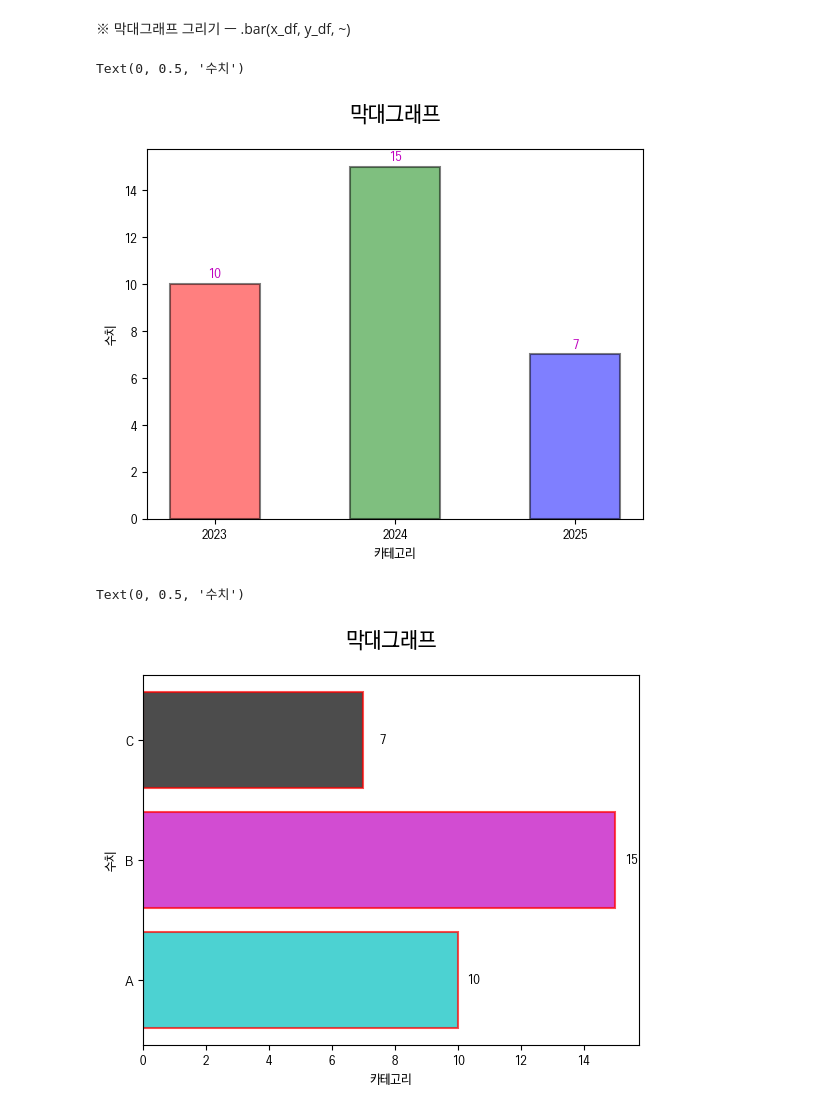
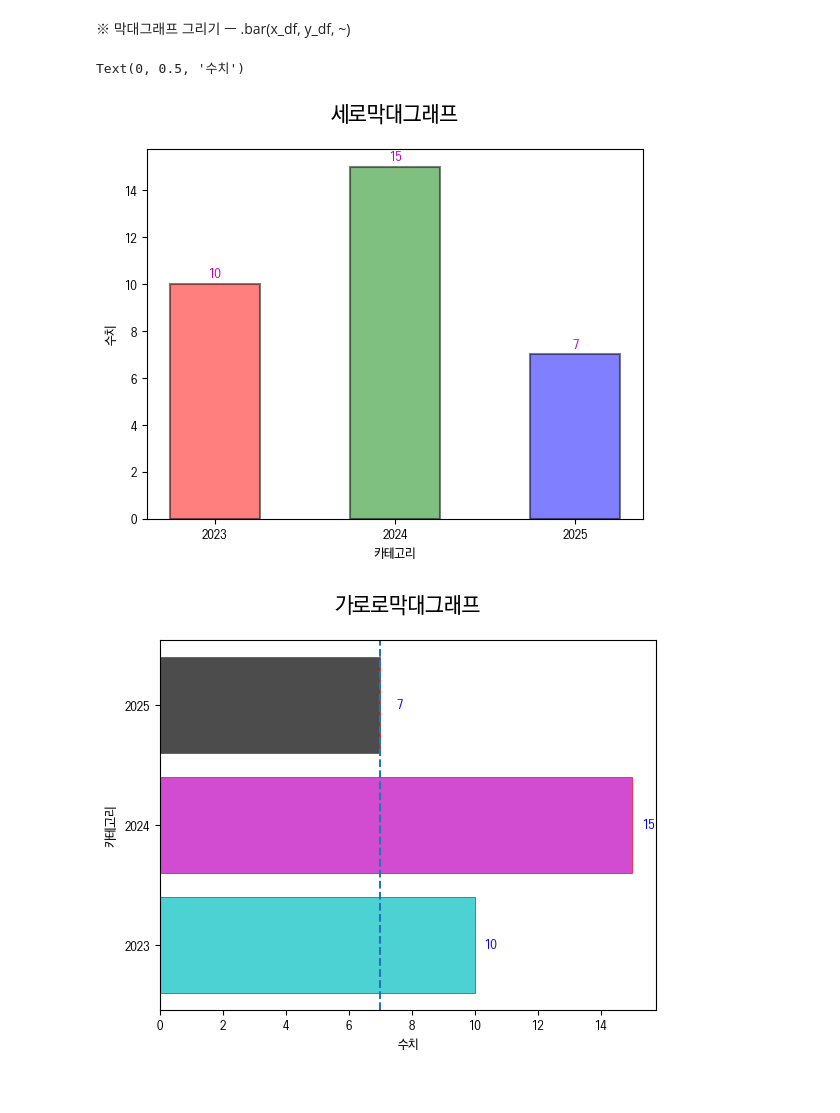
Before and after one commit to SeongYeun/Bootcamp_Study, a Jupyter notebook: energy_1/20241209_index_2_matplotlib.ipynb, the cells around one changed output. Cells and saved outputs as stored; diff of their text form; code cells hidden in the pictures.

```diff
--- a/energy_1/20241209_index_2_matplotlib.ipynb
+++ b/energy_1/20241209_index_2_matplotlib.ipynb
@@ -186,29 +186,32 @@ for bar in v_bars:
 
 # 막대별(범주별) 이름 지정 ㅡ .xticks(x_df, [이름 목록])
 plt.xticks(categories, ['2023', '2024', '2025'])
-plt.title("막대그래프", pad=20, fontsize=17)
+plt.title("세로막대그래프", pad=20, fontsize=17)
 plt.xlabel("카테고리")
 plt.ylabel("수치")
 # %% [output]
 Text(0, 0.5, '수치')
-[figure, old version]
+[figure, new version]
 # %%
 categories = ['A', 'B', 'C']
 values = [10, 15, 7]
 
-h_bars = plt.barh(categories, values, color=["c", "m", "k"], alpha=0.7, edgecolor="r", linewidth=1.5)
+h_bars = plt.barh(categories, values, color=["c", "m", "k"], alpha=0.7, edgecolor="r", linewidth=0.7)
 # width = 막대의 좌우 폭 너비
 for bar in h_bars:
     plt.text( bar.get_width() + 0.7,                    # : x축 값에 0.7만큼 우측 위치
               bar.get_y() + bar.get_height() / 2,       # : Y축의 중심
                str(bar.get_width()),                    # : 표시할 문구 (y값을 문자로 전환)
-                ha="right", va="center", color="k" )    # : 각 bar(막대)를 기준으로 위치와 색상 설정
+                ha="right", va="center", color="b" )    # : 각 bar(막대)를 기준으로 위치와 색상 설정
 
 # 막대별(범주별) 이름 지정 ㅡ .xticks(x_df, [이름 목록])
-# plt.xticks(categories, ['2023', '2024', '2025'])
-plt.title("막대그래프", pad=20, fontsize=17)
-plt.xlabel("카테고리")
-plt.ylabel("수치")
+plt.yticks(categories, ['2023', '2024', '2025'])
+plt.title("가로로막대그래프", pad=20, fontsize=17)
+plt.xlabel("수치")
+plt.ylabel("카테고리")
+# 기준선 만들기
+plt.axvline(x=values[2], linestyle="--")
+# 파일로 저장 ㅡ plt.show()와 중복사용 불가
+plt.savefig("./graph_practive.jpg", format="jpg")
 # %% [output]
-Text(0, 0.5, '수치')
-[figure, old version]
+[figure, new version]
```
Also changed, not shown: parts of 1 cell of this notebook, 3 other files.
